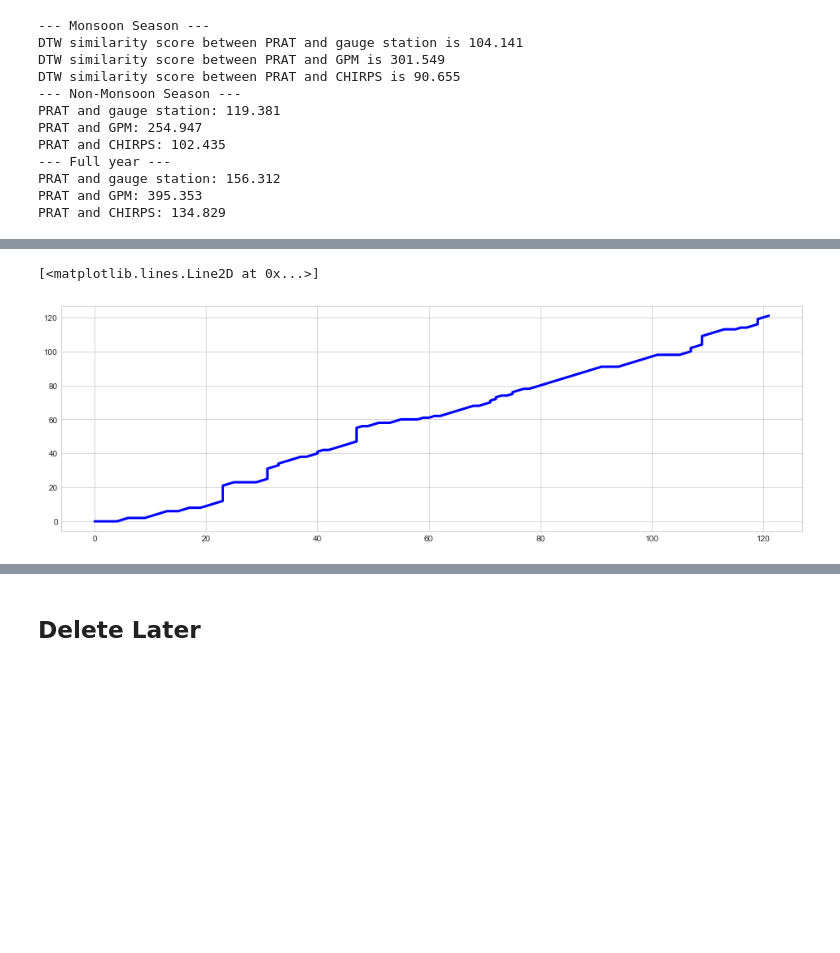
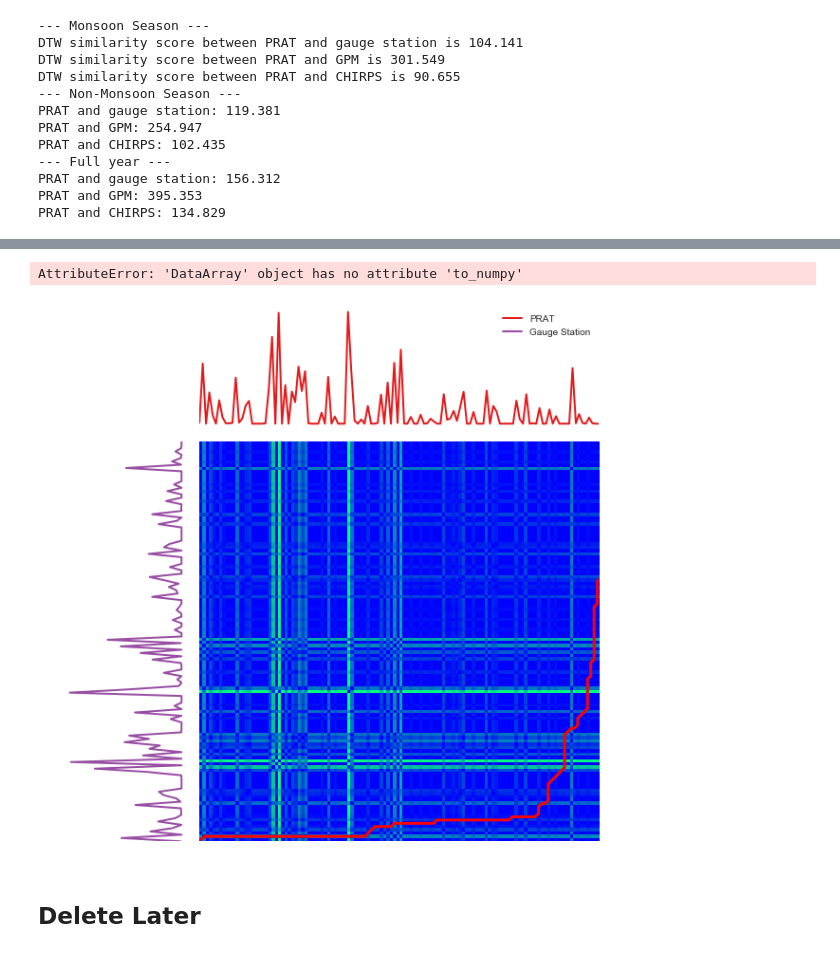
Before and after one commit to dsaharia/PRAT-Rainfall, a Jupyter notebook: imager-rainfall/01_Singapore_prat.ipynb, the cells around one changed output, grey strips where cells are left out. Cells and saved outputs as stored; diff of their text form; code cells hidden in the pictures; blank space fills up the shorter version.

```diff
--- a/imager-rainfall/01_Singapore_prat.ipynb
+++ b/imager-rainfall/01_Singapore_prat.ipynb
@@ -514,6 +515,5 @@ ax_s_x.legend([prat_plot, gauge_plot], ["PRAT", "Gauge Station"], loc='upper rig
-# %%
-path_g, sim_g = metrics.dtw_path(monsoon_prat['rainfall_rate'], monsoon_gauge['rainfall_rate'])
-plt.plot([j for (i, j) in path_g], [i for (i, j) in path_g], "b-",linewidth=3.)
-# %% [output]
-[<matplotlib.lines.Line2D at 0x...>]
-[figure, removed]
+# %%
+plot_DTW(monsoon_prat['rainfall_rate'])
+plot_DTW(monsoon_chirps['precip'])
+plot_DTW(monsoon_gpm['precipitationCal'])
+# %% [output]
@@ -520,3 +522,5 @@ plt.plot([j for (i, j) in path_g], [i for (i, j) in path_g], "b-",linewidth=3.)
+AttributeError: 'DataArray' object has no attribute 'to_numpy'
+[figure, added]
 # %% [markdown]
 ## Delete Later
 # %%
```
Also changed, not shown: parts of 4 cells of this notebook.
